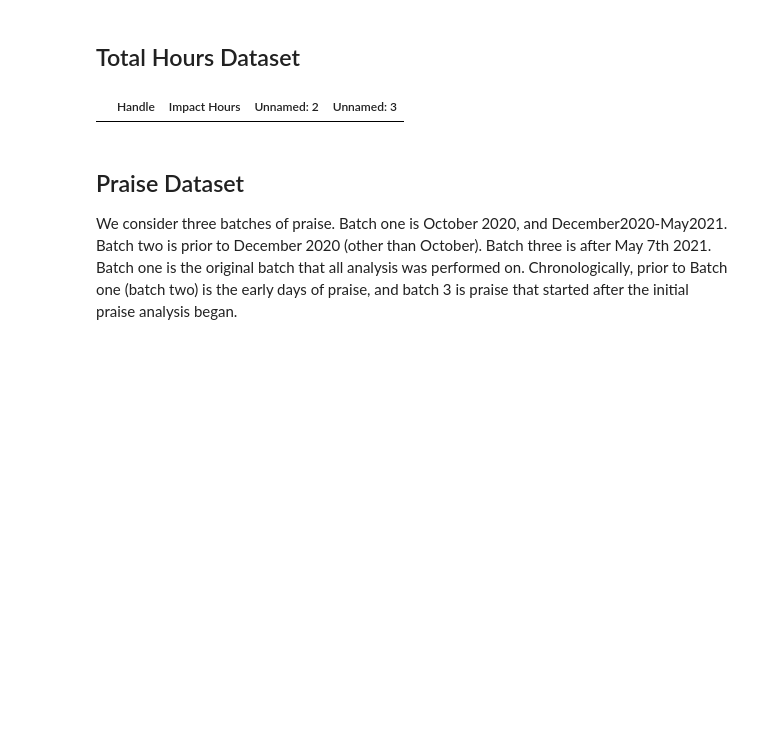
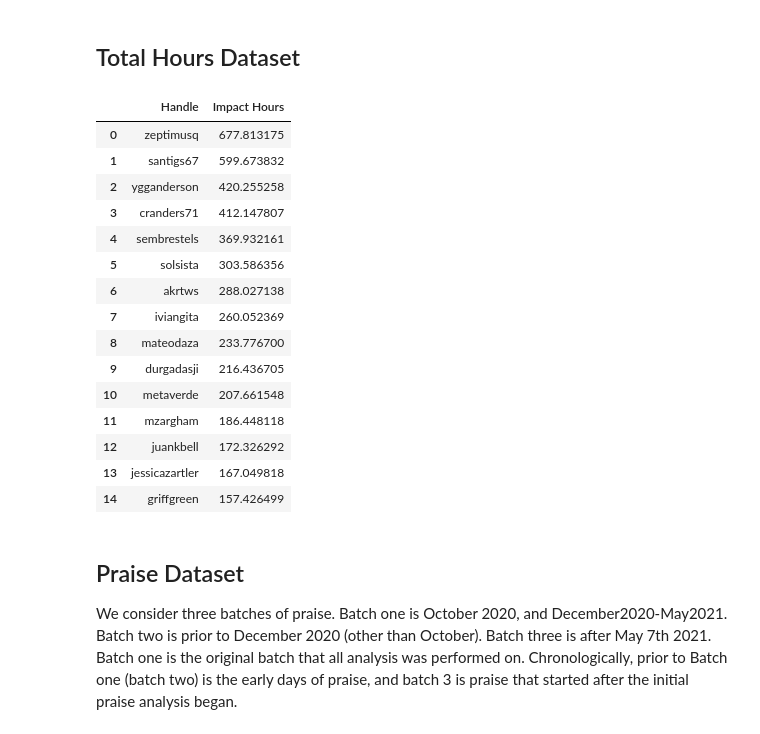
Before and after one commit to CommonsBuild/IH-intervention, a Jupyter notebook: YGG/1-ETL.ipynb, the cells around one changed output. Cells and saved outputs as stored; diff of their text form; code cells hidden in the pictures; blank space fills up the shorter version.

```diff
--- a/YGG/1-ETL.ipynb
+++ b/YGG/1-ETL.ipynb
@@ -8,11 +8,27 @@ import re
 # %% [markdown]
 ## Total Hours Dataset
 # %%
-total_hours = pd.read_excel("data/TEC Praise Quantification.xlsx", sheet_name="Total Impact Hours so far", engine='openpyxl', header=1, index_col=0, usecols="A:D").dropna(thresh=2).reset_index()
+total_hours = pd.read_excel("data/TEC Praise Quantification.xlsx", sheet_name="Total Impact Hours so far", engine='openpyxl', header=1, index_col=0, usecols="A:D")
+total_hours = total_hours.reset_index().dropna(thresh=2).reset_index()[['Handle', 'Impact Hours']]
 total_hours.to_csv('outputs/total_hours.csv', index=False)
 total_hours.head(15)
 # %% [output]
-|  | Handle | Impact Hours | Unnamed: 2 | Unnamed: 3 |
+|  | Handle | Impact Hours |
+| 0 | zeptimusq | 677.813175 |
+| 1 | santigs67 | 599.673832 |
+| 2 | ygganderson | 420.255258 |
+| 3 | cranders71 | 412.147807 |
+| 4 | sembrestels | 369.932161 |
+| 5 | solsista | 303.586356 |
+| 6 | akrtws | 288.027138 |
+| 7 | iviangita | 260.052369 |
+| 8 | mateodaza | 233.776700 |
+| 9 | durgadasji | 216.436705 |
+| 10 | metaverde | 207.661548 |
+| 11 | mzargham | 186.448118 |
+| 12 | juankbell | 172.326292 |
+| 13 | jessicazartler | 167.049818 |
+| 14 | griffgreen | 157.426499 |
 # %% [markdown]
 ## Praise Dataset
 We consider three batches of praise. Batch one is October 2020, and December2020-May2021. Batch two is prior to December 2020 (other than October). Batch three is after May 7th 2021. Batch one is the original batch that all analysis was performed on. Chronologically, prior to Batch one (batch two) is the early days of praise, and batch 3 is praise that started after the initial praise analysis began.
```
Also changed, not shown: parts of 1 cell of this notebook, 13 other files.
